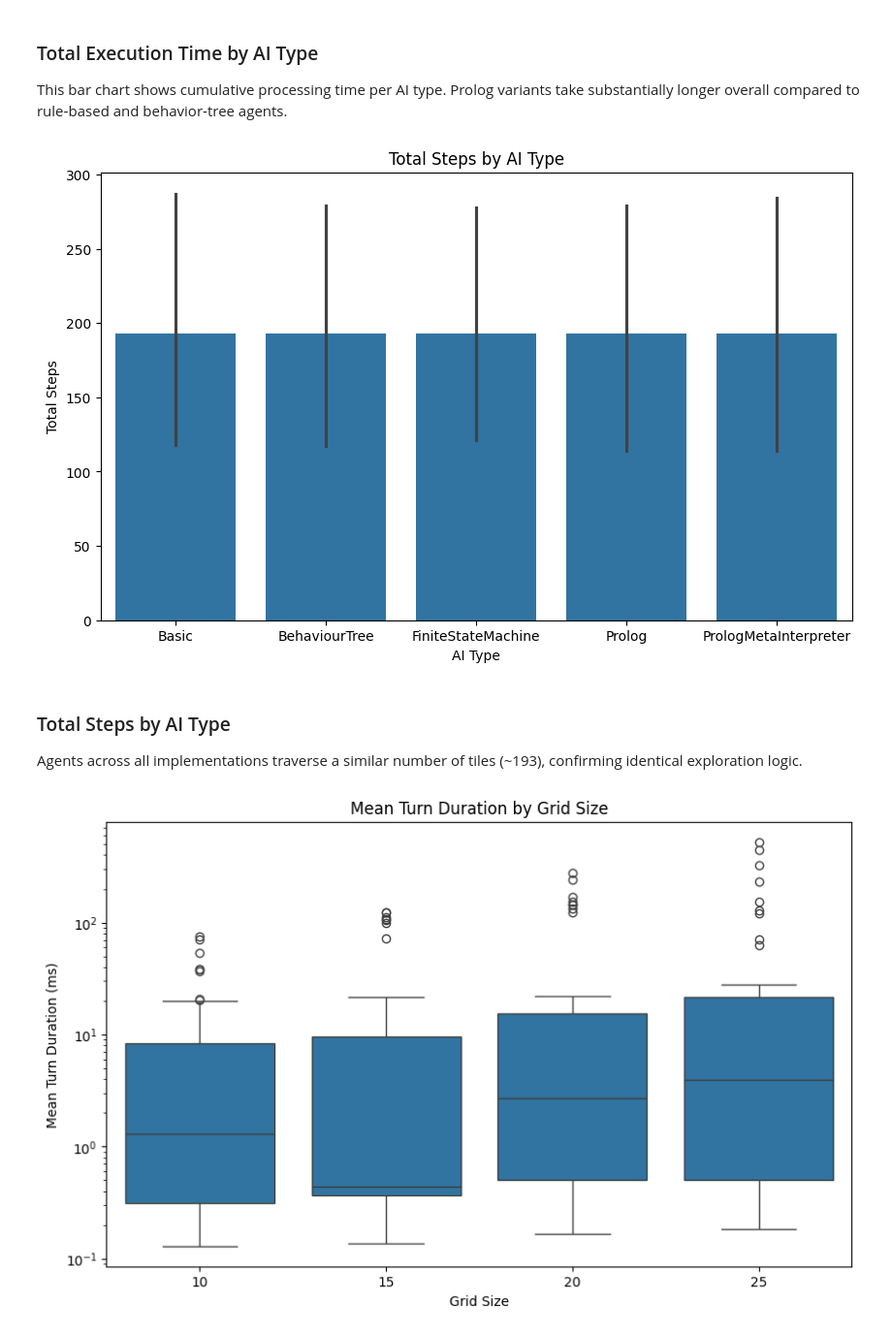
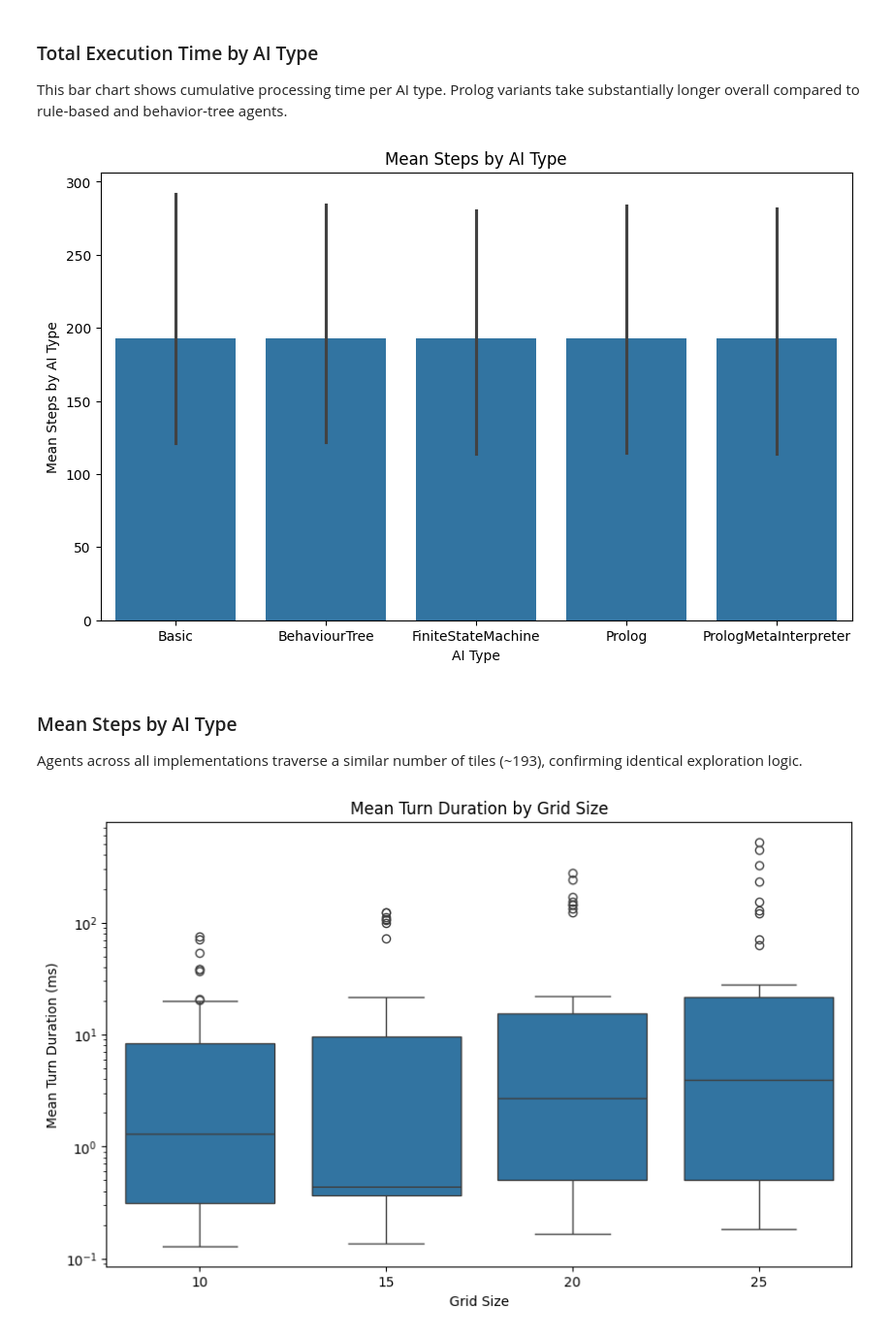
Before and after one commit to lapeyrade/WumpusWorld, a Jupyter notebook: data/data_analysis.ipynb, the cells around one changed output. Shown: that part at 97% size. Drawn from its saved outputs; the diff is of its cells as text; code cells hidden in the pictures.

Commit message:
replace total steps by mean steps

```diff
--- a/data/data_analysis.ipynb
+++ b/data/data_analysis.ipynb
@@ -284,15 +284,15 @@ This bar chart shows cumulative processing time per AI type. Prolog variants tak
 # %%
 plt.figure(figsize=(10, 6))
 sns.barplot(x="ai_type", y="steps", data=df)
-plt.title("Total Steps by AI Type")
+plt.title("Mean Steps by AI Type")
 plt.xlabel("AI Type")
-plt.ylabel("Total Steps")
+plt.ylabel("Mean Steps by AI Type")
 plt.savefig('./figures/ai_type_steps.pdf')
 plt.show()
 # %% [output]
-[figure, old version]
+[figure, new version]
 # %% [markdown]
-### Total Steps by AI Type
+### Mean Steps by AI Type
 Agents across all implementations traverse a similar number of tiles (~193), confirming identical exploration logic.
 # %%
 plt.figure(figsize=(10, 6))
```
Also changed, not shown: parts of 6 cells of this notebook, 4 other files.
